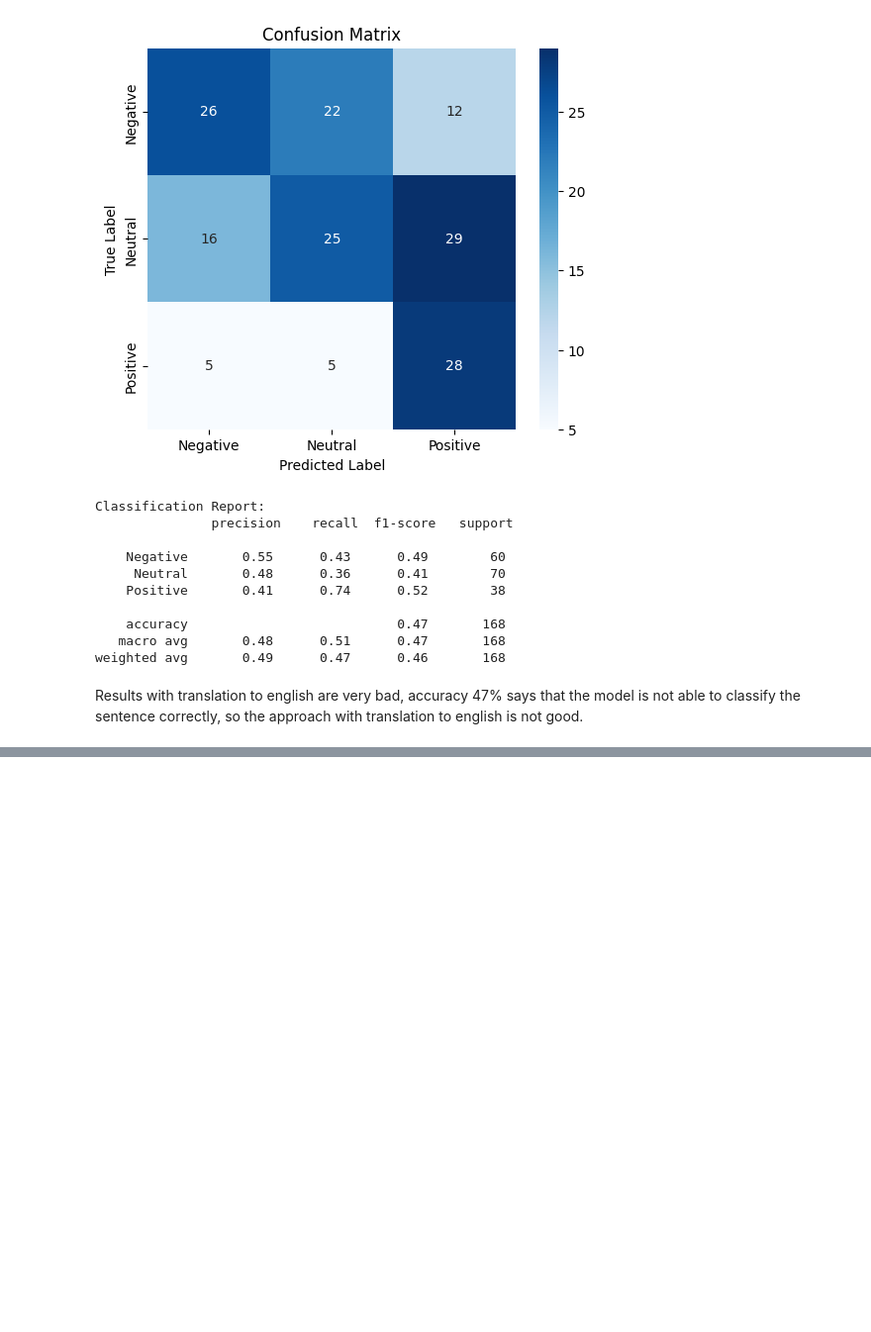
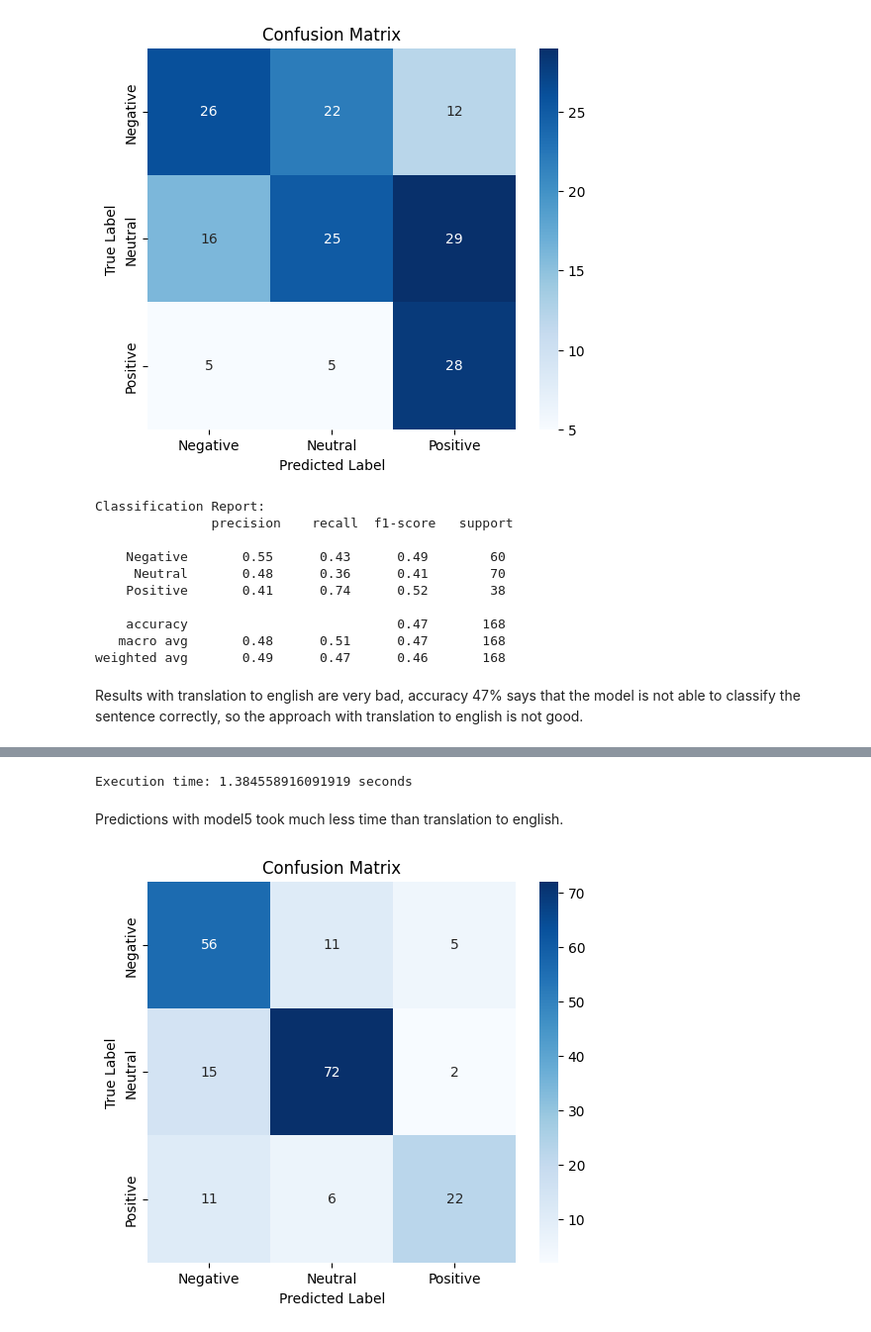
Before and after one commit to davydantoniuk/youtube-sentiment-analyser, a Jupyter notebook: models/compare_multilingual_predictions.ipynb, the cells around one changed output, grey strips where cells are left out. Shown at 99% size. Cells and saved outputs as stored; diff of their text form; code cells hidden in the pictures; blank space fills up the shorter version.

Commit message:
Evaluate model5 on the same dataset(better performance)

```diff
--- a/models/compare_multilingual_predictions.ipynb
+++ b/models/compare_multilingual_predictions.ipynb
@@ -98,0 +111,45 @@ Results with translation to english are very bad, accuracy 47% says that the mod
+# %%
+def predict_sentiment(text):
+    loaded_model.eval()
+
+    # Tokenize input text
+    inputs = loaded_tokenizer(text, return_tensors="pt", truncation=True, padding=True, max_length=512)
+
+    # Move to device
+    inputs = {key: val.to(device) for key, val in inputs.items()}
+
+    with torch.no_grad():
+        outputs = loaded_model(**inputs)
+
+    logits = outputs.logits
+    predicted_class = torch.argmax(logits, dim=1).item()
+
+    return predicted_class
+# %%
+data_model5 = data.copy()
+data_model5 = data_model5.iloc[:200]
+# %%
+import time
+start_time = time.time()
+data_model5["predicted_label"] = data_model5["text"].apply(predict_sentiment)
+end_time = time.time()
+
+execution_time = end_time - start_time
+print(f"Execution time: {execution_time} seconds")
+# %% [output]
+Execution time: 1.384558916091919 seconds
+# %% [markdown]
+Predictions with model5 took much less time than translation to english.
+# %%
+conf_matrix = confusion_matrix(data_model5['label'], data_model5['predicted_label'])
+class_report = classification_report(data_model5['label'], data_model5['predicted_label'], target_names=['Negative', 'Neutral', 'Positive'])
+# %%
+# Plot confusion matrix
+plt.figure(figsize=(6,5))
+sns.heatmap(conf_matrix, annot=True, fmt='d', cmap="Blues", xticklabels=['Negative', 'Neutral', 'Positive'], yticklabels=['Negative', 'Neutral', 'Positive'])
+plt.xlabel("Predicted Label")
+plt.ylabel("True Label")
+plt.title("Confusion Matrix")
+plt.show()
+# %% [output]
+[figure, added]
```
Also changed, not shown: parts of 4 cells of this notebook.
